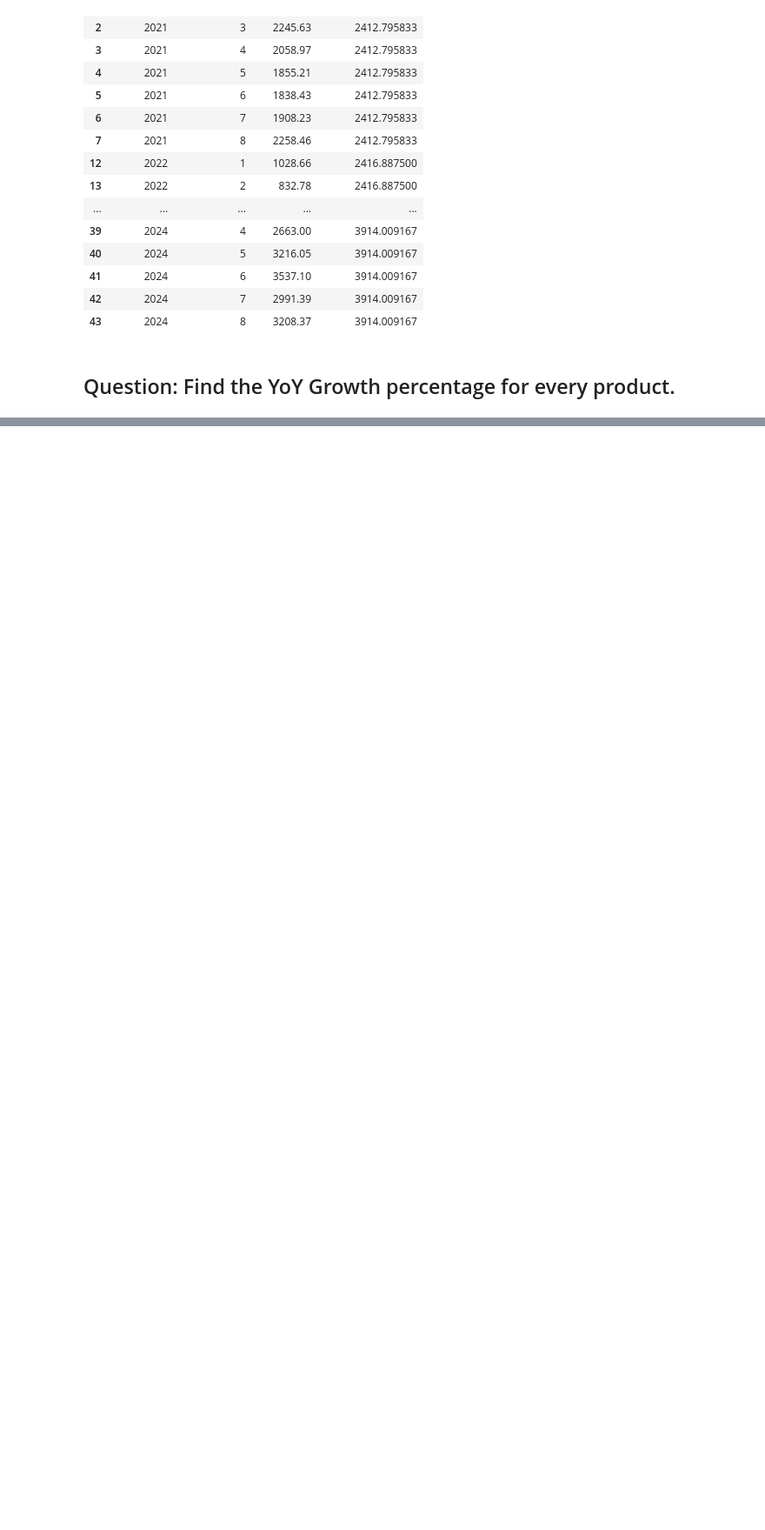
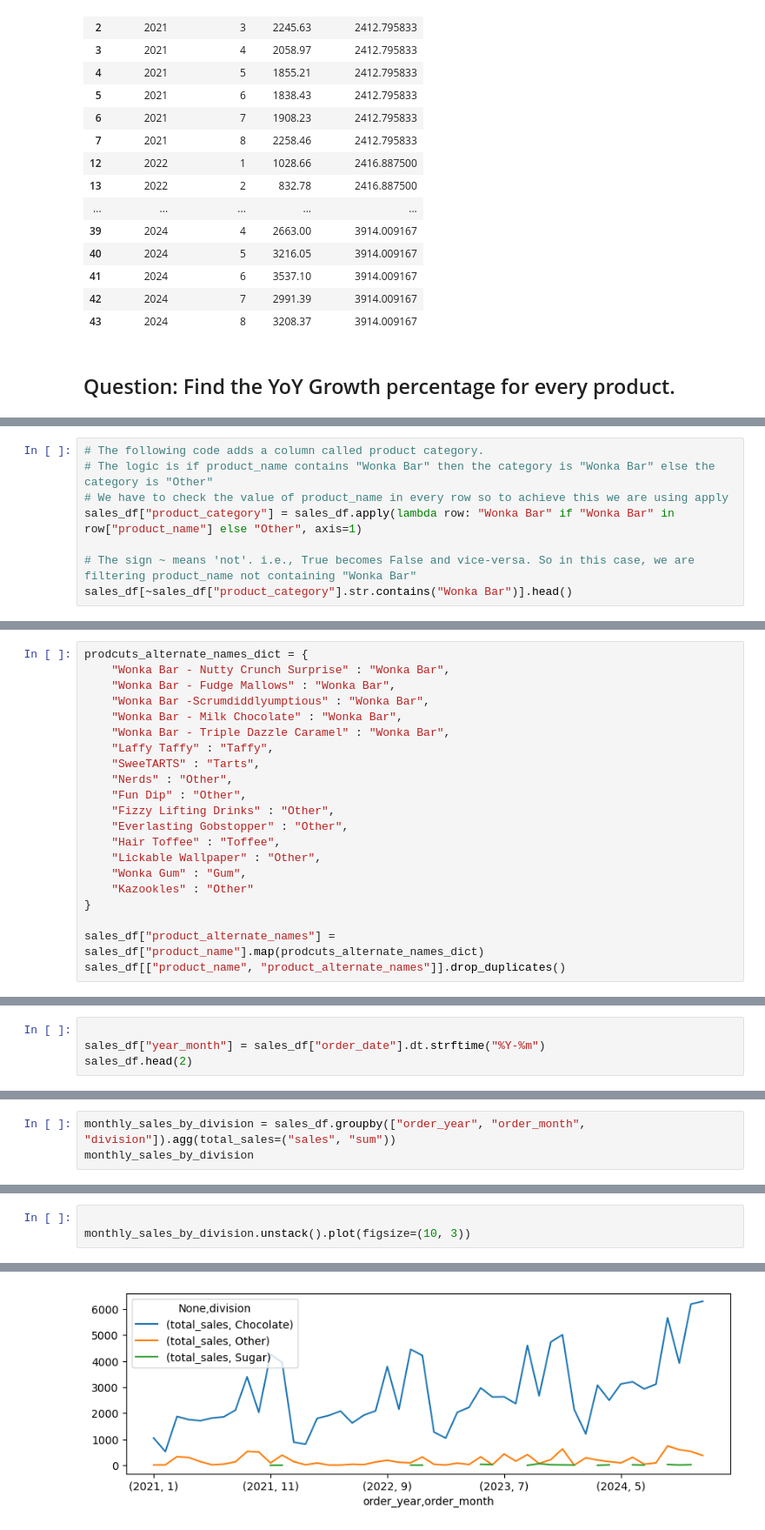
Before and after one commit to Pranishgrg21/Analysis_using_pandas, a Jupyter notebook: candy_sales_analysis.ipynb, the cells around one changed output, grey strips where cells are left out. Shown at 87% size. Saved outputs shown, nothing was run; the diff lists cells and outputs as text; blank space fills up the shorter version.

Commit message:
Learned about pandas handling duplicates melt() unstack() and series.map()

```diff
--- a/candy_sales_analysis.ipynb
+++ b/candy_sales_analysis.ipynb
@@ -562,0 +566,8 @@ monthly_sales_df
+# %%
+# The following code adds a column called product category.
+# The logic is if product_name contains "Wonka Bar" then the category is "Wonka Bar" else the category is "Other"
+# We have to check the value of product_name in every row so to achieve this we are using apply
+sales_df["product_category"] = sales_df.apply(lambda row: "Wonka Bar" if "Wonka Bar" in row["product_name"] else "Other", axis=1)
+
+# The sign ~ means 'not'. i.e., True becomes False and vice-versa. So in this case, we are filtering product_name not containing "Wonka Bar"
+sales_df[~sales_df["product_category"].str.contains("Wonka Bar")].head()
@@ -562,0 +622,21 @@ monthly_sales_df
+# %%
+prodcuts_alternate_names_dict = {
+    "Wonka Bar - Nutty Crunch Surprise" : "Wonka Bar",
+    "Wonka Bar - Fudge Mallows" : "Wonka Bar",
+    "Wonka Bar -Scrumdiddlyumptious" : "Wonka Bar",
+    "Wonka Bar - Milk Chocolate" : "Wonka Bar",
+    "Wonka Bar - Triple Dazzle Caramel" : "Wonka Bar",
+    "Laffy Taffy" : "Taffy",
+    "SweeTARTS" : "Tarts",
+    "Nerds" : "Other",
+    "Fun Dip" : "Other",
+    "Fizzy Lifting Drinks" : "Other",
+    "Everlasting Gobstopper" : "Other",
+    "Hair Toffee" : "Toffee",
+    "Lickable Wallpaper" : "Other",
+    "Wonka Gum" : "Gum",
+    "Kazookles" : "Other"
+}
+
+sales_df["product_alternate_names"] = sales_df["product_name"].map(prodcuts_alternate_names_dict)
+sales_df[["product_name", "product_alternate_names"]].drop_duplicates()
@@ -562,0 +901,4 @@ monthly_sales_df
+# %%
+
+sales_df["year_month"] = sales_df["order_date"].dt.strftime("%Y-%m")
+sales_df.head(2)
@@ -562,0 +977,3 @@ monthly_sales_df
+# %%
+monthly_sales_by_division = sales_df.groupby(["order_year", "order_month", "division"]).agg(total_sales=("sales", "sum"))
+monthly_sales_by_division
@@ -562,0 +1009,4 @@ monthly_sales_df
+# %%
+
+monthly_sales_by_division.unstack().plot(figsize=(10, 3))
+# %% [output]
@@ -562,0 +1014 @@ monthly_sales_df
+[figure, added]
```
Also changed, not shown: parts of 47 cells of this notebook, 1 other file.
